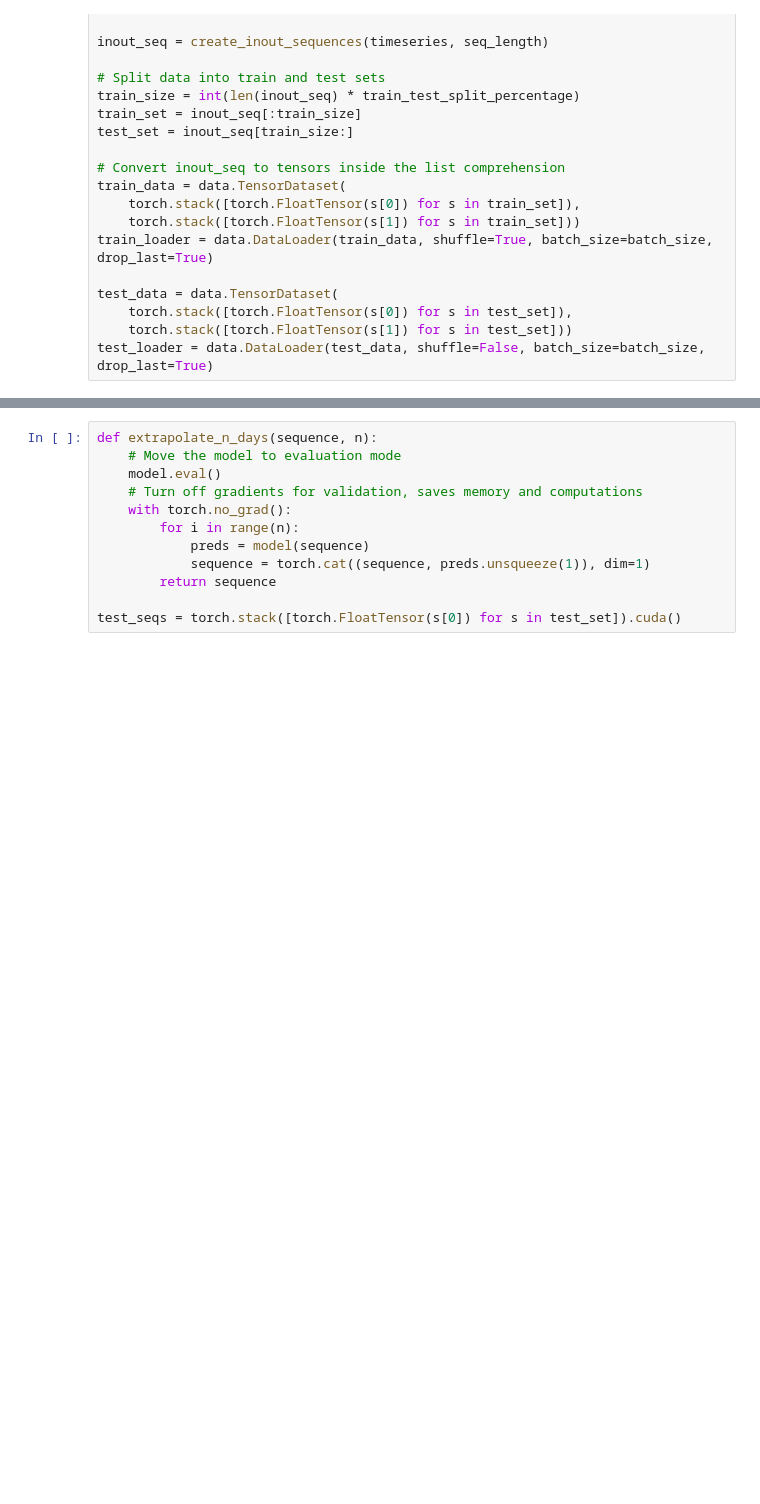
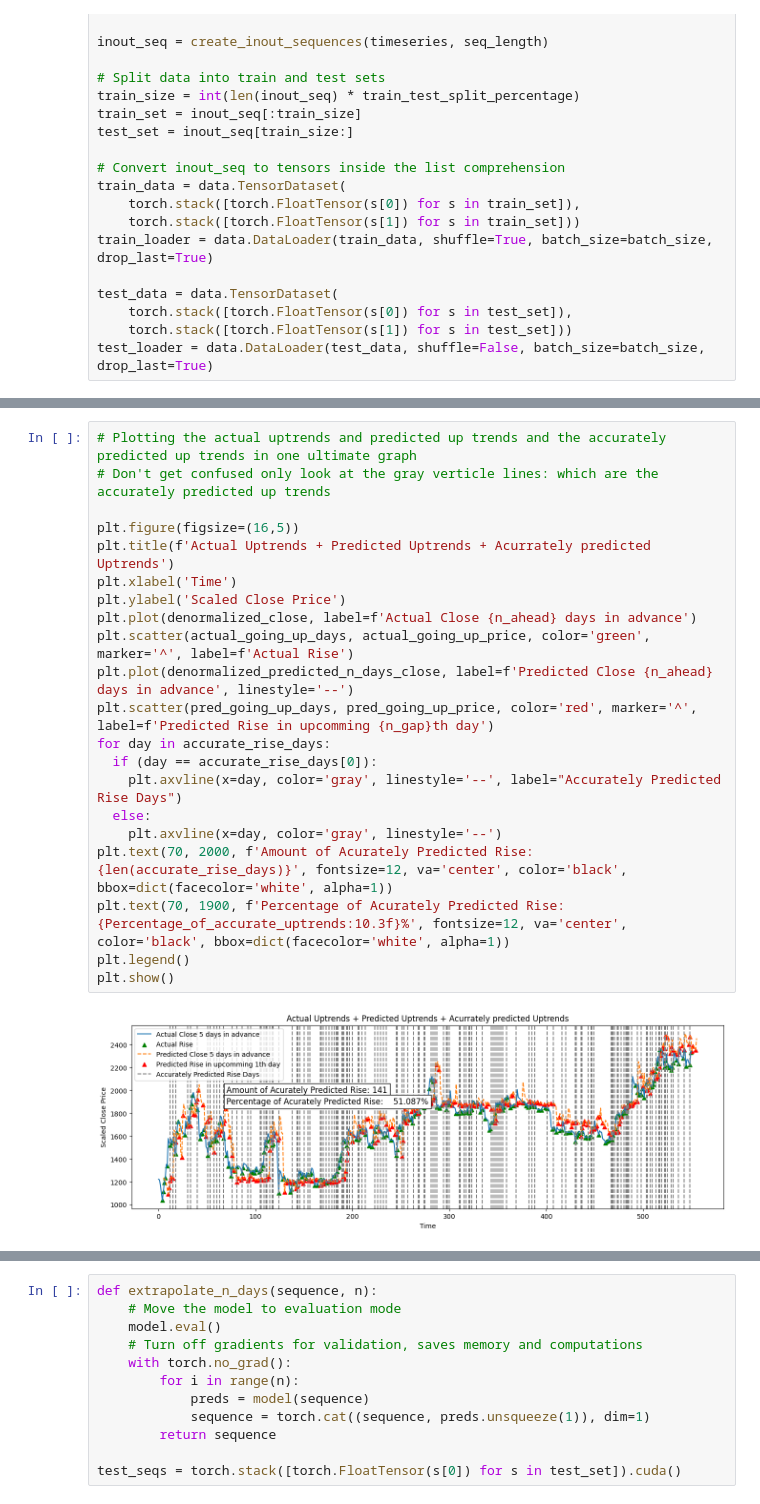
Before and after one commit to MohammadKatif/Cryptocurrency-price-prediction-model, a Jupyter notebook: Crypto_model_9.ipynb, the cells around one changed output, grey strips where cells are left out. Cells and saved outputs as stored; diff of their text form; blank space fills up the shorter version.

```diff
--- a/Crypto_model_9.ipynb
+++ b/Crypto_model_9.ipynb
@@ -190 +316,24 @@ def predict_n_days_ahead(n):
+# %%
+# Plotting the actual uptrends and predicted up trends and the accurately predicted up trends in one ultimate graph
+# Don't get confused only look at the gray verticle lines: which are the accurately predicted up trends
+
+plt.figure(figsize=(16,5))
+plt.title(f'Actual Uptrends + Predicted Uptrends + Acurrately predicted Uptrends')
+plt.xlabel('Time')
+plt.ylabel('Scaled Close Price')
+plt.plot(denormalized_close, label=f'Actual Close {n_ahead} days in advance')
+plt.scatter(actual_going_up_days, actual_going_up_price, color='green', marker='^', label=f'Actual Rise')
+plt.plot(denormalized_predicted_n_days_close, label=f'Predicted Close {n_ahead} days in advance', linestyle='--')
+plt.scatter(pred_going_up_days, pred_going_up_price, color='red', marker='^', label=f'Predicted Rise in upcomming {n_gap}th day')
+for day in accurate_rise_days:
+  if (day == accurate_rise_days[0]):
+    plt.axvline(x=day, color='gray', linestyle='--', label="Accurately Predicted Rise Days")
+  else:
+    plt.axvline(x=day, color='gray', linestyle='--')
+plt.text(70, 2000, f'Amount of Acurately Predicted Rise: {len(accurate_rise_days)}', fontsize=12, va='center', color='black', bbox=dict(facecolor='white', alpha=1))
+plt.text(70, 1900, f'Percentage of Acurately Predicted Rise:{Percentage_of_accurate_uptrends:10.3f}%', fontsize=12, va='center', color='black', bbox=dict(facecolor='white', alpha=1))
+plt.legend()
+plt.show()
+# %% [output]
+[figure, added]
 # %%
```
Also changed, not shown: parts of 13 cells of this notebook.
